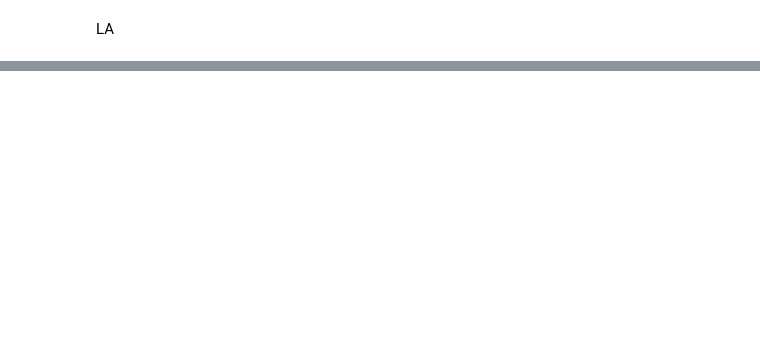
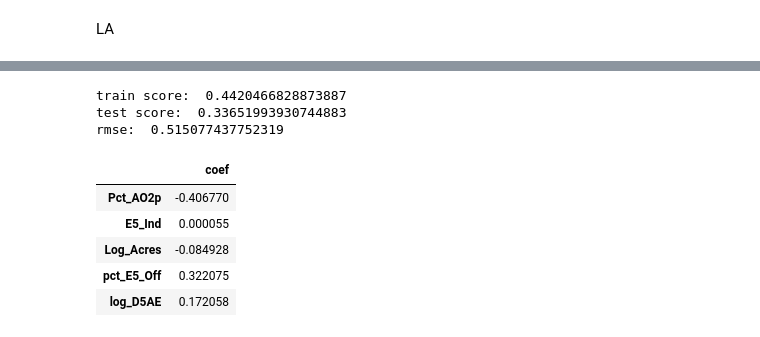
Before and after one commit to morganhof/teamwork_aq_n_walkability, a Jupyter notebook: 03_modeling_sfs.ipynb, the cells around one changed output, grey strips where cells are left out. Cells and saved outputs as stored; diff of their text form; code cells hidden in the pictures; blank space fills up the shorter version.

```diff
--- a/03_modeling_sfs.ipynb
+++ b/03_modeling_sfs.ipynb
@@ -231,0 +257,3 @@ pd.DataFrame({'coef': pipe2_la.named_steps['linearregression'].coef_},
+# %%
+features_la_decorr = features_la.drop(['D5AE', 'D5AR']) # both correlated to log_D5AE
+features_la_decorr = features_la_decorr.drop(['D1C5_OFF']) # correlated to pct_E5_OFF
@@ -231,0 +280,18 @@ pd.DataFrame({'coef': pipe2_la.named_steps['linearregression'].coef_},
+# %%
+lr_la = LinearRegression()
+
+model_run(lr_la, X_train_la[features_la_decorr], X_test_la[features_la_decorr],
+          y_train_la, y_test_la)
+# %% [output]
+train score:  0.4420466828873887
+test score:  0.33651993930744883
+rmse:  0.515077437752319
+# %%
+pd.DataFrame({'coef': lr_la.coef_}, index =  features_la_decorr)
+# %% [output]
+|  | coef |
+| Pct_AO2p | -0.406770 |
+| E5_Ind | 0.000055 |
+| Log_Acres | -0.084928 |
+| pct_E5_Off | 0.322075 |
+| log_D5AE | 0.172058 |
```
Also changed, not shown: parts of 22 cells of this notebook.
